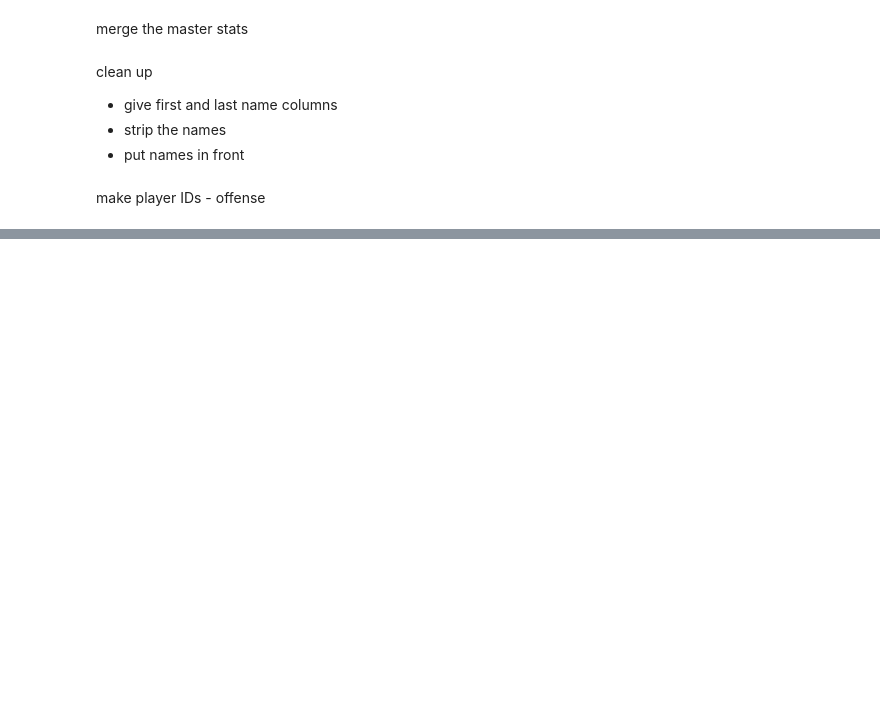
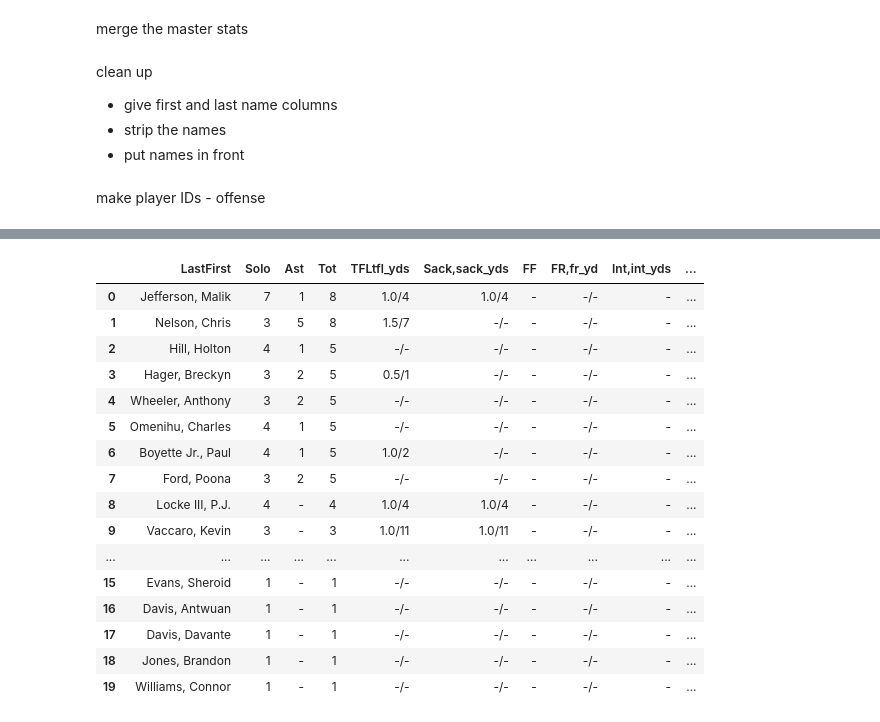
Before and after one commit to SamQueralt/ut_football_history, a Jupyter notebook: texas_football_scrape.ipynb, the cells around one changed output, grey strips where cells are left out. Cells and saved outputs as stored; diff of their text form; code cells hidden in the pictures; blank space fills up the shorter version.

Commit message:
working on defensive stats

```diff
--- a/texas_football_scrape.ipynb
+++ b/texas_football_scrape.ipynb
@@ -2316,0 +2310,94 @@ x
+# %%
+url = 'https://texassports.com/boxscore.aspx?path=football&id=9486'
+
+response = make_request(url)
+soup = BeautifulSoup(response, 'html.parser')
+
+if response == '':
+    # print(url)
+    driver.get(url)
+    # driver.implicitly_wait(2) # wait a bit
+    page_source = driver.page_source
+    soup = BeautifulSoup(page_source)
+
+individual_stats = soup.find('section', id='individual-stats')
+tables = individual_stats.find_all('table')
+
+score_table = soup.find('table')
+score_table = score_table.find_all('td')
+for i in range(1, len(score_table)):
+    try:
+        x = int(score_table[i+1].text)
+    except:
+        ascore = float(score_table[i].text)
+        home_team = score_table[i+1].find_all('span', class_='hide-on-small-down')[0].get_text().strip().lower()
+        break
+
+away_team = score_table[0].find_all('span', class_='hide-on-small-down')[0].get_text().strip().lower()
+hscore = float(score_table[-1].text)
+
+home_team = home_team.replace("Winner", "")
+away_team = away_team.replace("Winner", "")
+
+if (home_team == 'texas' and hscore > ascore) or (away_team == 'texas' and hscore < ascore):
+    tex_win = "Win"
+elif (home_team == 'texas' and hscore < ascore) or (away_team == 'texas' and hscore > ascore):
+    tex_win = "Loss"
+else:
+    tex_win = "Tie"
+
+# get date
+big_html = soup.text
+date_index = big_html.find('Date:')
+date_endex = big_html.find('Site:')
+date = big_html[date_index + 6: date_endex].strip()
+date = datetime.strptime(date, "%m/%d/%Y")
+
+# make gameid
+gameid = away_team.replace(" ", "").lower() + '_' + home_team.replace(" ", "").lower() + '_' + str(date.month) + '_' + str(date.day) + '_' + str(date.year)
+
+if home_team == 'texas':
+    tex_def = tables[7]
+else:
+    tex_def = tables[6]
+
+
+tex_def_stats = tex_def.find_all('td')
+for i in range(len(tex_def_stats)):
+    tex_def_stats[i] = tex_def_stats[i].text.strip()
+defender_temp = []
+tex_def_stats_final = []
+for i in range(len(tex_def_stats)):
+    defender_temp.append(tex_def_stats[i])
+    if len(defender_temp)/16 == 1:
+        del defender_temp[12]
+        del defender_temp[9]
+        del defender_temp[7]
+        del defender_temp[5]
+        tex_def_stats_final.append(defender_temp)
+        defender_temp = []
+# for i in range(len(tex_def_stats_final)):
+#     for j in range(1, len(tex_def_stats_final[i])):
+#         tex_def_stats_final[i][j] = float(tex_def_stats_final[i][j])
+tex_def_stats_final = pd.DataFrame(tex_def_stats_final)
+tex_def_stats_final.columns = ['LastFirst','Solo','Ast','Tot','TFLtfl_yds','Sack,sack_yds','FF','FR,fr_yd','Int,int_yds','BrUp','Blkd','QH']
+
+tex_def_stats_final
+# %% [output]
+|  | LastFirst | Solo | Ast | Tot | TFLtfl_yds | Sack,sack_yds | FF | FR,fr_yd | Int,int_yds | ... |
+| 0 | Jefferson, Malik | 7 | 1 | 8 | 1.0/4 | 1.0/4 | - | -/- | - | ... |
+| 1 | Nelson, Chris | 3 | 5 | 8 | 1.5/7 | -/- | - | -/- | - | ... |
+| 2 | Hill, Holton | 4 | 1 | 5 | -/- | -/- | - | -/- | - | ... |
+| 3 | Hager, Breckyn | 3 | 2 | 5 | 0.5/1 | -/- | - | -/- | - | ... |
+| 4 | Wheeler, Anthony | 3 | 2 | 5 | -/- | -/- | - | -/- | - | ... |
+| 5 | Omenihu, Charles | 4 | 1 | 5 | -/- | -/- | - | -/- | - | ... |
+| 6 | Boyette Jr., Paul | 4 | 1 | 5 | 1.0/2 | -/- | - | -/- | - | ... |
+| 7 | Ford, Poona | 3 | 2 | 5 | -/- | -/- | - | -/- | - | ... |
+| 8 | Locke III, P.J. | 4 | - | 4 | 1.0/4 | 1.0/4 | - | -/- | - | ... |
+| 9 | Vaccaro, Kevin | 3 | - | 3 | 1.0/11 | 1.0/11 | - | -/- | - | ... |
+| ... | ... | ... | ... | ... | ... | ... | ... | ... | ... | ... |
+| 15 | Evans, Sheroid | 1 | - | 1 | -/- | -/- | - | -/- | - | ... |
+| 16 | Davis, Antwuan | 1 | - | 1 | -/- | -/- | - | -/- | - | ... |
+| 17 | Davis, Davante | 1 | - | 1 | -/- | -/- | - | -/- | - | ... |
+| 18 | Jones, Brandon | 1 | - | 1 | -/- | -/- | - | -/- | - | ... |
+| 19 | Williams, Connor | 1 | - | 1 | -/- | -/- | - | -/- | - | ... |
```
Also changed, not shown: parts of 4 cells of this notebook, 1 other file.
